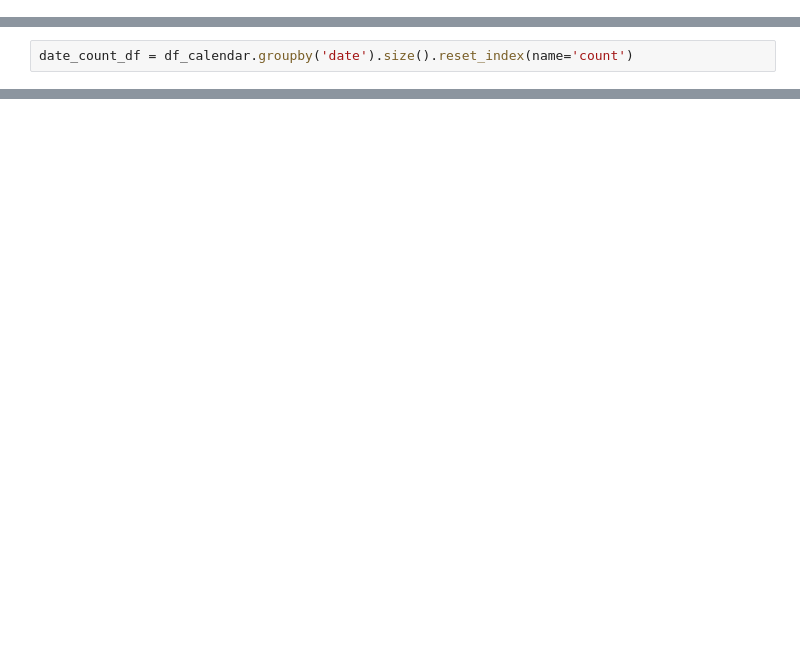
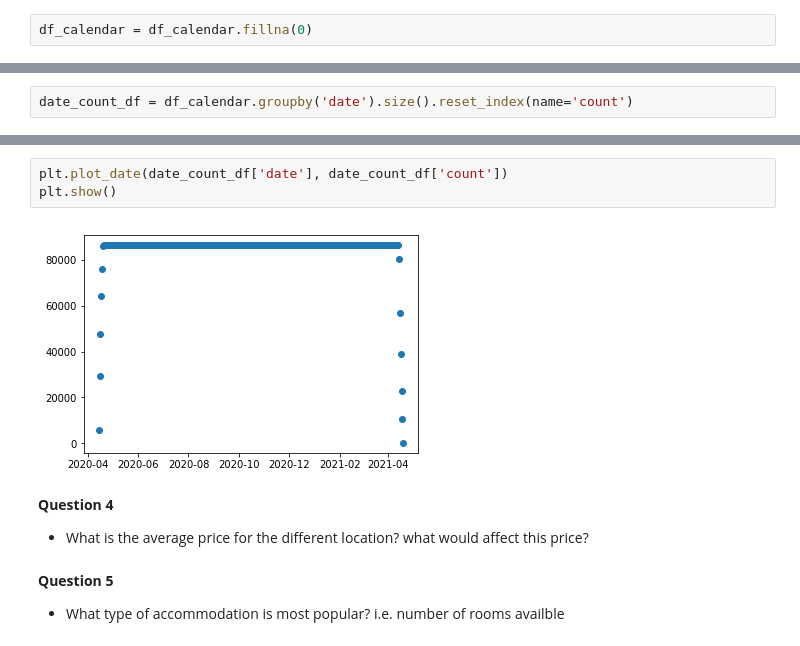
Before and after one commit to waltersmac/Predicting-AirBnB-Prices, a Jupyter notebook: Inside AirbnB - London 2020.ipynb, the cells around one changed output, grey strips where cells are left out. Drawn from its saved outputs; the diff is of its cells as text; blank space fills up the shorter version.

```diff
--- a/Inside AirbnB - London 2020.ipynb
+++ b/Inside AirbnB - London 2020.ipynb
@@ -139,3 +133,5 @@ dtype: object
+# %%
+df_calendar = df_calendar.fillna(0)
 # %%
 def change_to_float(df):
     df = df.str.replace(',', '')
@@ -161,0 +186,11 @@ date_count_df = df_calendar.groupby('date').size().reset_index(name='count')
+# %%
+plt.plot_date(date_count_df['date'], date_count_df['count'])
+plt.show()
+# %% [output]
+[figure, added]
+# %% [markdown]
+**Question 4**
+- What is the average price for the different location? what would affect this price?
+# %% [markdown]
+**Question 5**
+- What type of accommodation is most popular? i.e. number of rooms availble
```
Also changed, not shown: parts of 9 cells of this notebook.
